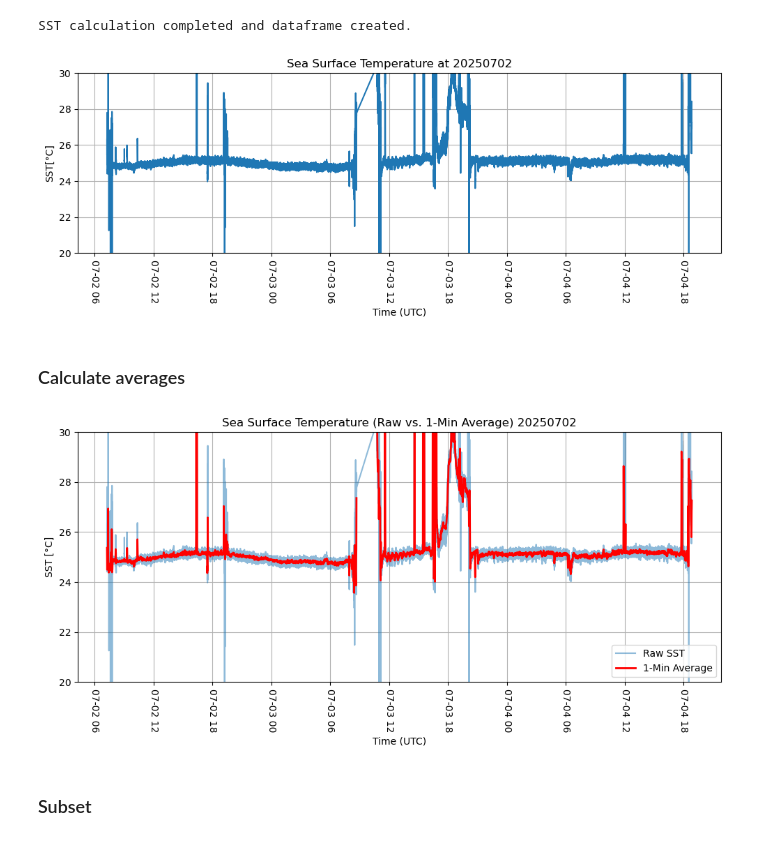
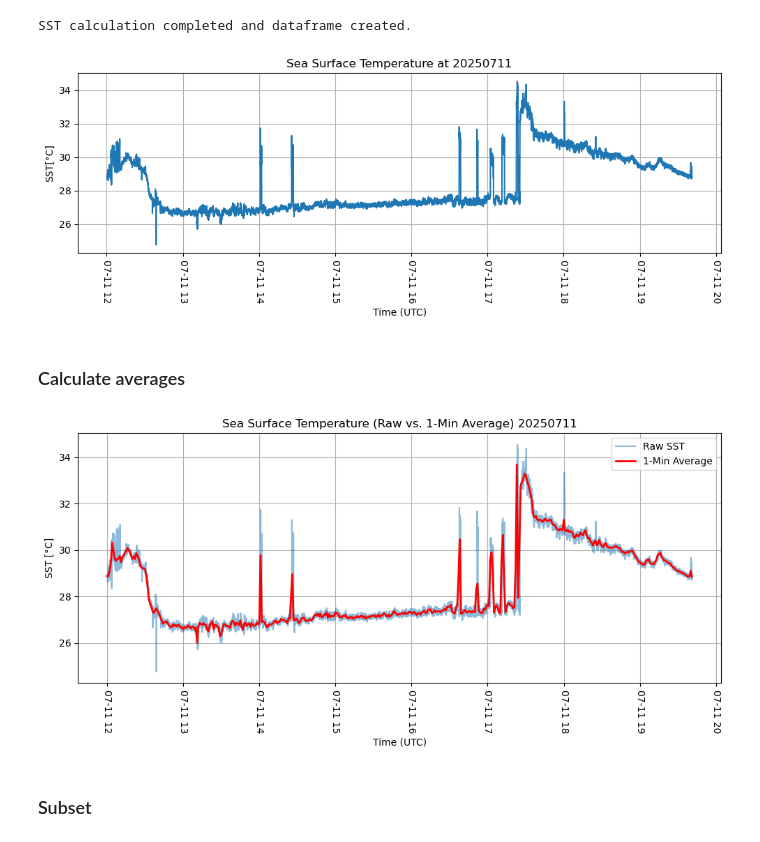
Before and after one commit to maibrittbergh/SST_RS_Meteor_2025, a Jupyter notebook: Infrared_cameras/postproc/postproc.ipynb, the cells around one changed output. Drawn from its saved outputs; the diff is of its cells as text; code cells hidden in the pictures.

```diff
--- a/Infrared_cameras/postproc/postproc.ipynb
+++ b/Infrared_cameras/postproc/postproc.ipynb
@@ -12,7 +12,7 @@ import csv
 from datetime import datetime
 # %%
 # === SETTINGS ===
-ID = "A3"  # Station ID
+ID = "A7"  # Station ID
 
 # === File Paths ===
 dir_path = Path.cwd()  # current working directory
@@ -51,10 +51,9 @@ if not water_files or not sky_files:
 water_file = water_files[0]
 sky_file = sky_files[0]
 
-
 # Halobates file
-#halobates_file = sorted(halobates_dir.glob(f"{ID}_Halobates.csv"))
-#halobates_file  = str(halobates_file[0])
+halobates_file = sorted(halobates_dir.glob(f"{ID}_Halobates.csv"))
+halobates_file  = str(halobates_file[0])
 
 # Halobates protocol file
 protocol_file = sorted(protocol_dir.glob(f"*{ID}_17_CST_Schedule.csv"))
@@ -419,7 +428,7 @@ plt.plot(df_sst["Time"], df_sst["SST (°C)"], label="SST")
 plt.xlabel("Time (UTC)")
 plt.ylabel("SST[°C]")
 
-plt.ylim(20, 30)
+#plt.ylim(20, 30)
 
 plt.xticks(rotation=-90)
 plt.title(f"Sea Surface Temperature at {date_str}")
@@ -429,7 +438,7 @@ plt.tight_layout()
 
 plt.show()
 # %% [output]
-[figure, old version]
+[figure, new version]
 # %% [markdown]
 ### Calculate averages
 # %%
@@ -445,22 +454,22 @@ df_sst_avg.to_csv(sst_avg_file)
 # %%
 # PLOT
 plt.figure(figsize=(10, 5))
 plt.plot(df_sst["Time"], df_sst["SST (°C)"], label="Raw SST", alpha=0.5)
 plt.plot(df_sst_avg.index, df_sst_avg["SST (°C)"], label="1-Min Average", linewidth=2, color='red')
 
 plt.xlabel("Time (UTC)")
 plt.ylabel("SST [°C]")
 plt.title(f"Sea Surface Temperature (Raw vs. 1-Min Average) {date_str}")
 plt.xticks(rotation=-90)
 
-plt.ylim(20, 30)
+#plt.ylim(20, 30)
 
 plt.legend()
 plt.grid(True)
 plt.tight_layout()
 plt.show()
 # %% [output]
-[figure, old version]
+[figure, new version]
 # %% [markdown]
 ### Subset
 # %%
```
Also changed, not shown: parts of 7 cells of this notebook, 19 other files.
